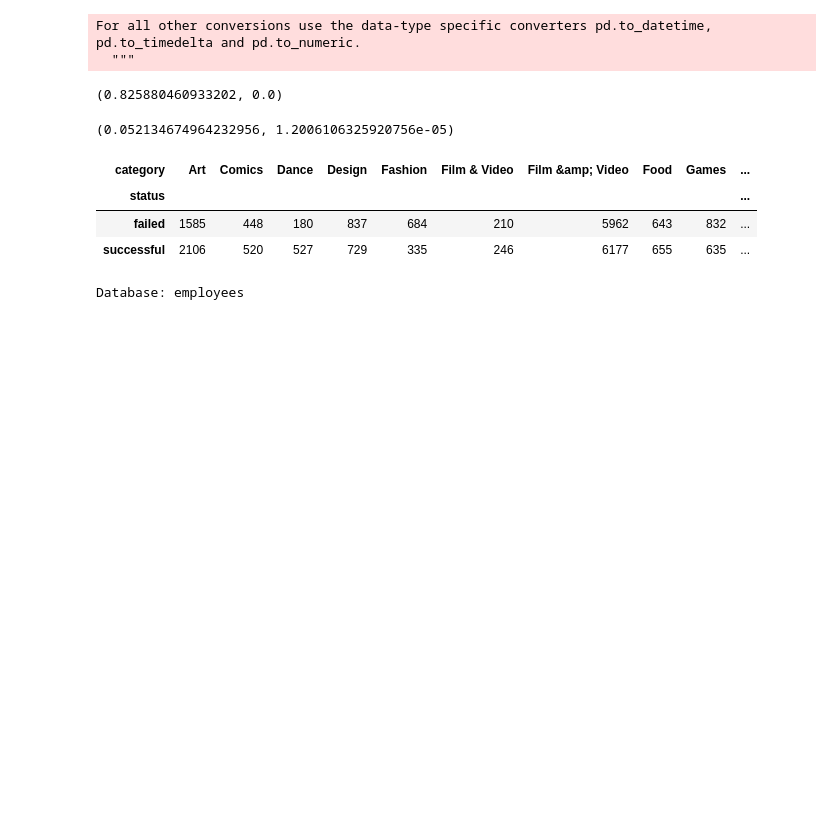
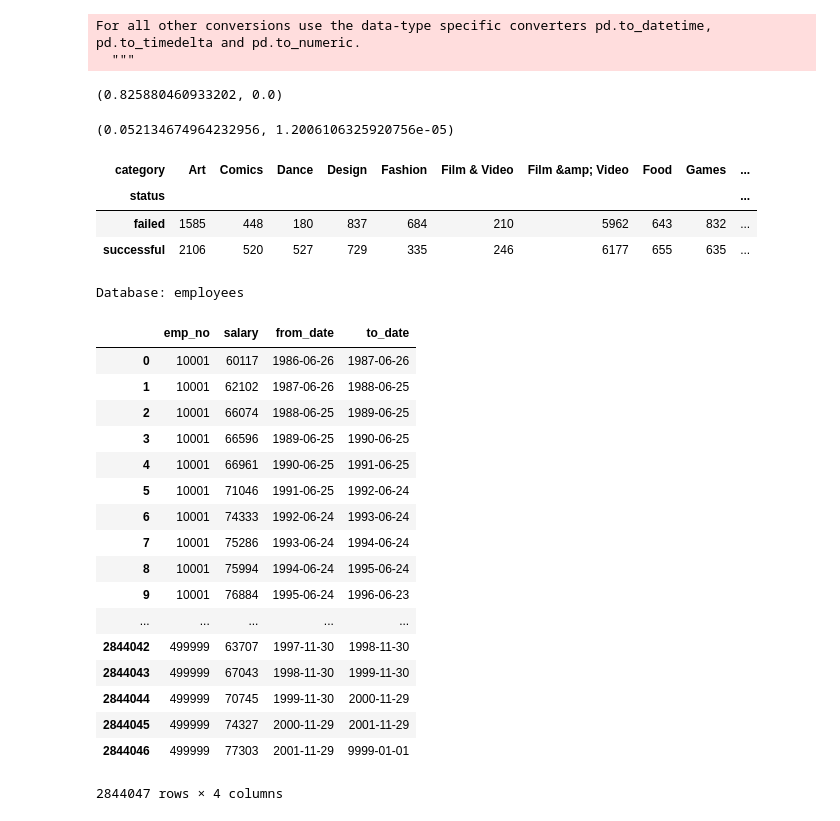
Before and after one commit to JefferyRoeder/statistics-exercises, a Jupyter notebook: hypothesis_testing.ipynb, the cells around one changed output. Drawn from its saved outputs; the diff is of its cells as text; code cells hidden in the pictures; blank space fills up the shorter version.

```diff
--- a/hypothesis_testing.ipynb
+++ b/hypothesis_testing.ipynb
@@ -231,0 +235,23 @@ Database: employees
+# %%
+salaries2 = pd.read_sql('''SELECT * FROM salaries''',url)
+# %%
+salaries2
+# %% [output]
+|  | emp_no | salary | from_date | to_date |
+| 0 | 10001 | 60117 | 1986-06-26 | 1987-06-26 |
+| 1 | 10001 | 62102 | 1987-06-26 | 1988-06-25 |
+| 2 | 10001 | 66074 | 1988-06-25 | 1989-06-25 |
+| 3 | 10001 | 66596 | 1989-06-25 | 1990-06-25 |
+| 4 | 10001 | 66961 | 1990-06-25 | 1991-06-25 |
+| 5 | 10001 | 71046 | 1991-06-25 | 1992-06-24 |
+| 6 | 10001 | 74333 | 1992-06-24 | 1993-06-24 |
+| 7 | 10001 | 75286 | 1993-06-24 | 1994-06-24 |
+| 8 | 10001 | 75994 | 1994-06-24 | 1995-06-24 |
+| 9 | 10001 | 76884 | 1995-06-24 | 1996-06-23 |
+| ... | ... | ... | ... | ... |
+| 2844042 | 499999 | 63707 | 1997-11-30 | 1998-11-30 |
+| 2844043 | 499999 | 67043 | 1998-11-30 | 1999-11-30 |
+| 2844044 | 499999 | 70745 | 1999-11-30 | 2000-11-29 |
+| 2844045 | 499999 | 74327 | 2000-11-29 | 2001-11-29 |
+| 2844046 | 499999 | 77303 | 2001-11-29 | 9999-01-01 |
+2844047 rows × 4 columns
```
Also changed, not shown: parts of 37 cells of this notebook.
